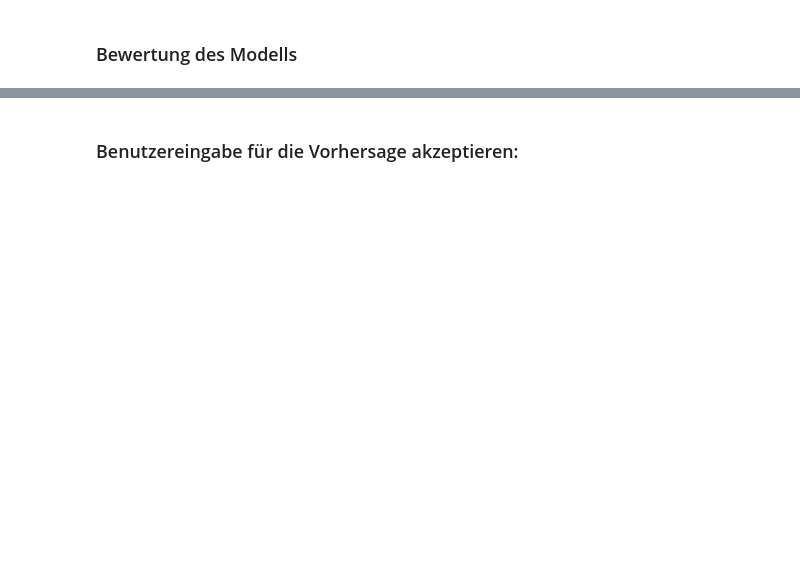
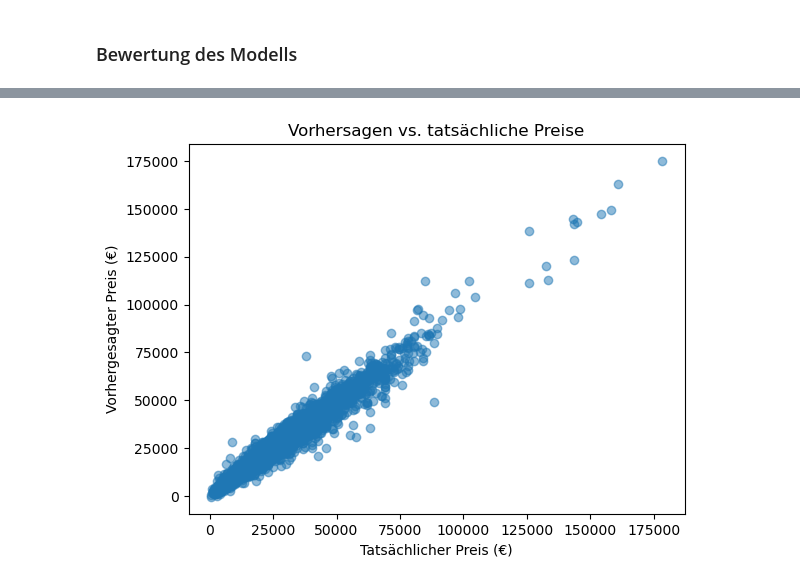
Before and after one commit to ONURYI/ML-Projekt---Gebrauchtwagen-Preisprognose, a Jupyter notebook: notebooks/4.Modell Training und Auswahl.ipynb, the cells around one changed output, grey strips where cells are left out. Saved outputs shown, nothing was run; the diff lists cells and outputs as text; code cells hidden in the pictures; blank space fills up the shorter version.

```diff
--- a/notebooks/4.Modell Training und Auswahl.ipynb
+++ b/notebooks/4.Modell Training und Auswahl.ipynb
@@ -59,2 +85,0 @@ print("Mögliche Werte für 'Modell':", loaded_encoders['Modell'].classes_)
-# %% [markdown]
-### Benutzereingabe für die Vorhersage akzeptieren:
@@ -91,0 +86,11 @@ print("Vorhergesagter Preis (€):", predicted_price)
+# %%
+import matplotlib.pyplot as plt
+
+# Scatter Plot der tatsächlichen Preise vs. vorhergesagte Preise
+plt.scatter(y_test, y_pred, alpha=0.5)
+plt.xlabel('Tatsächlicher Preis (€)')
+plt.ylabel('Vorhergesagter Preis (€)')
+plt.title('Vorhersagen vs. tatsächliche Preise')
+plt.show()
+# %% [output]
+[figure, added]
```
Also changed, not shown: parts of 9 cells of this notebook, 6 other files.
